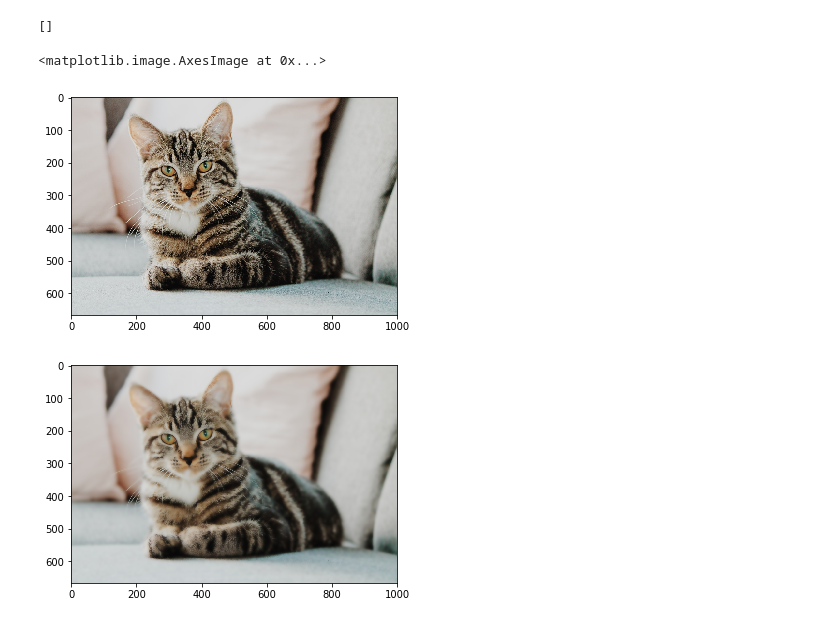
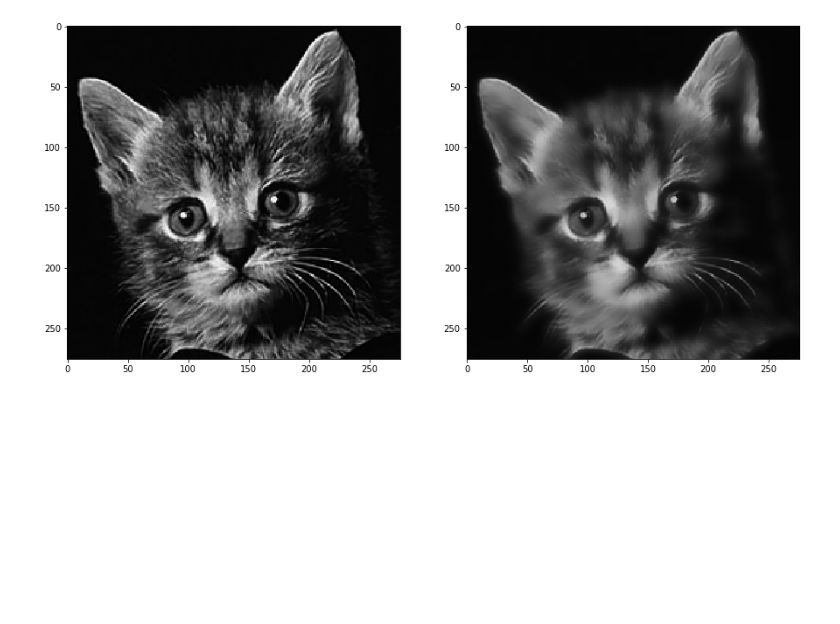
Before and after one commit to wpfhtl/gpu-guided-filter, a Jupyter notebook: src/guided_filter_cpu.ipynb, the cells around one changed output. Drawn from its saved outputs; the diff is of its cells as text; code cells hidden in the pictures; blank space fills up the shorter version.

Commit message:
cpu: shortened python + made %timeit to work

```diff
--- a/src/guided_filter_cpu.ipynb
+++ b/src/guided_filter_cpu.ipynb
@@ -5,19 +5,0 @@ import matplotlib.pyplot as plt
-# %%
-def Guidedfilter(im, p, r, eps):
-    mean_I = cv2.boxFilter(im, cv2.CV_32FC4, (r, r));
-    mean_p = cv2.boxFilter(p, cv2.CV_32FC4, (r, r));
-    mean_Ip = cv2.boxFilter(im * p, cv2.CV_32FC4, (r, r));
-    cov_Ip = mean_Ip - mean_I * mean_p;
-    mean_II = cv2.boxFilter(im * im, cv2.CV_32FC4, (r, r));
-    var_I = mean_II - mean_I * mean_I;
-    #print(mean_Ip[mean_Ip < 0.1])
-    print(var_I[var_I < -0.1])
-    a = cov_Ip / (var_I + eps);
-    b = mean_p - a * mean_I;
-
-    mean_a = cv2.boxFilter(a, cv2.CV_32FC4, (r, r));
-    mean_b = cv2.boxFilter(b, cv2.CV_32FC4, (r, r));
-    #print(a[a < 0])
-    q = mean_a * im + mean_b;
-    #print(q)
-    return q;
@@ -24,14 +44,11 @@ def Guidedfilter(im, p, r, eps):
 # %%
-I = cv2.imread("../data/cat2.jpeg")
-I = cv2.cvtColor(I, cv2.COLOR_BGR2RGB) / 255
-filtered = Guidedfilter(I, I, 8, 0.2 * 0.2)
+I = cv2.imread("../data/cat.png")
+I_normed = I / 255
 
-plt.imshow(I)
-plt.figure()
-plt.imshow(filtered)
+filtered = Guidedfilter(I_normed, I_normed, 8, 0.2 ** 2)
+# %timeit filtered = Guidedfilter(I_normed, I_normed, 8, 0.2 ** 2)
+
+compare(I, filtered)
 # %% [output]
-[]
-<matplotlib.image.AxesImage at 0x...>
-[figure, old version]
+[figure, new version]
-[figure, removed]
 # %%
```
Also changed, not shown: parts of 16 cells of this notebook, 1 other file.
